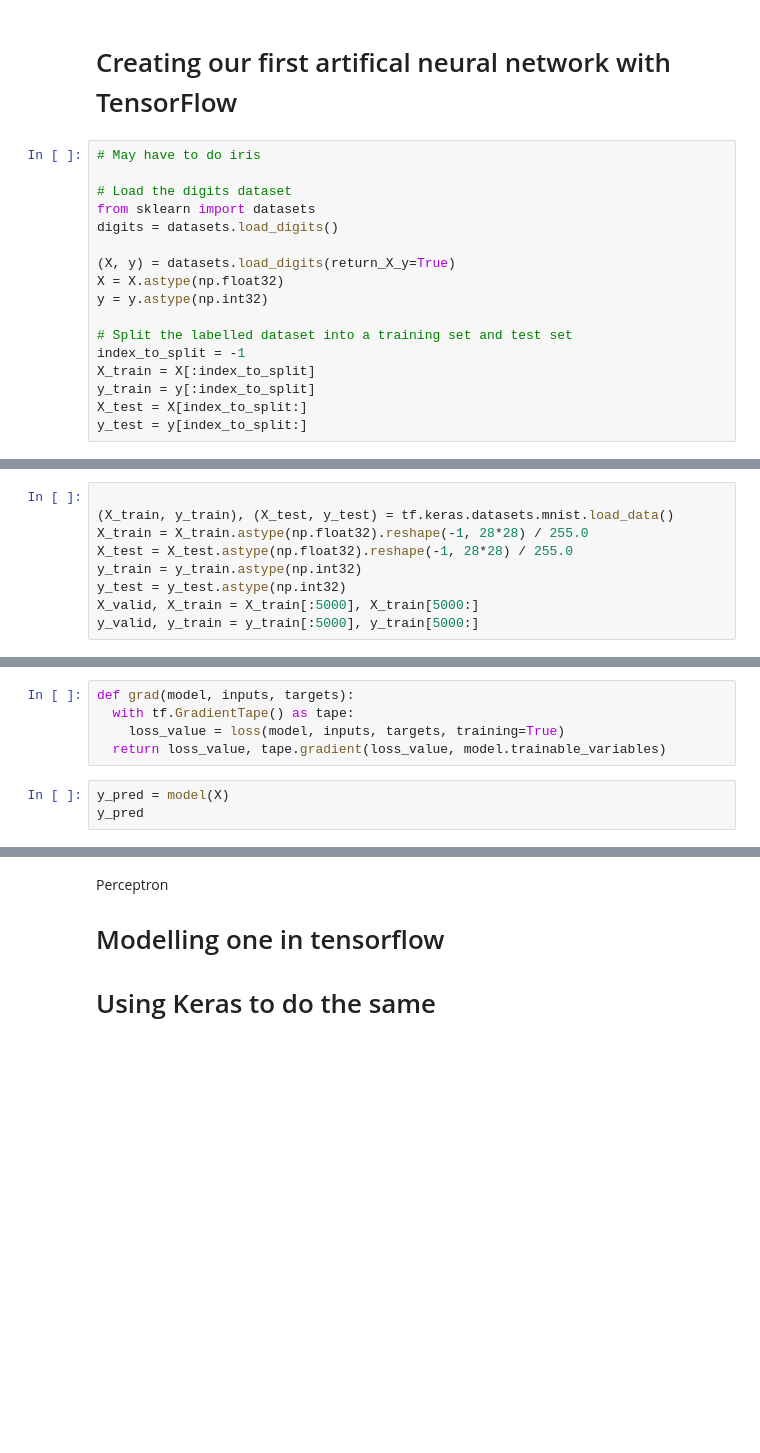
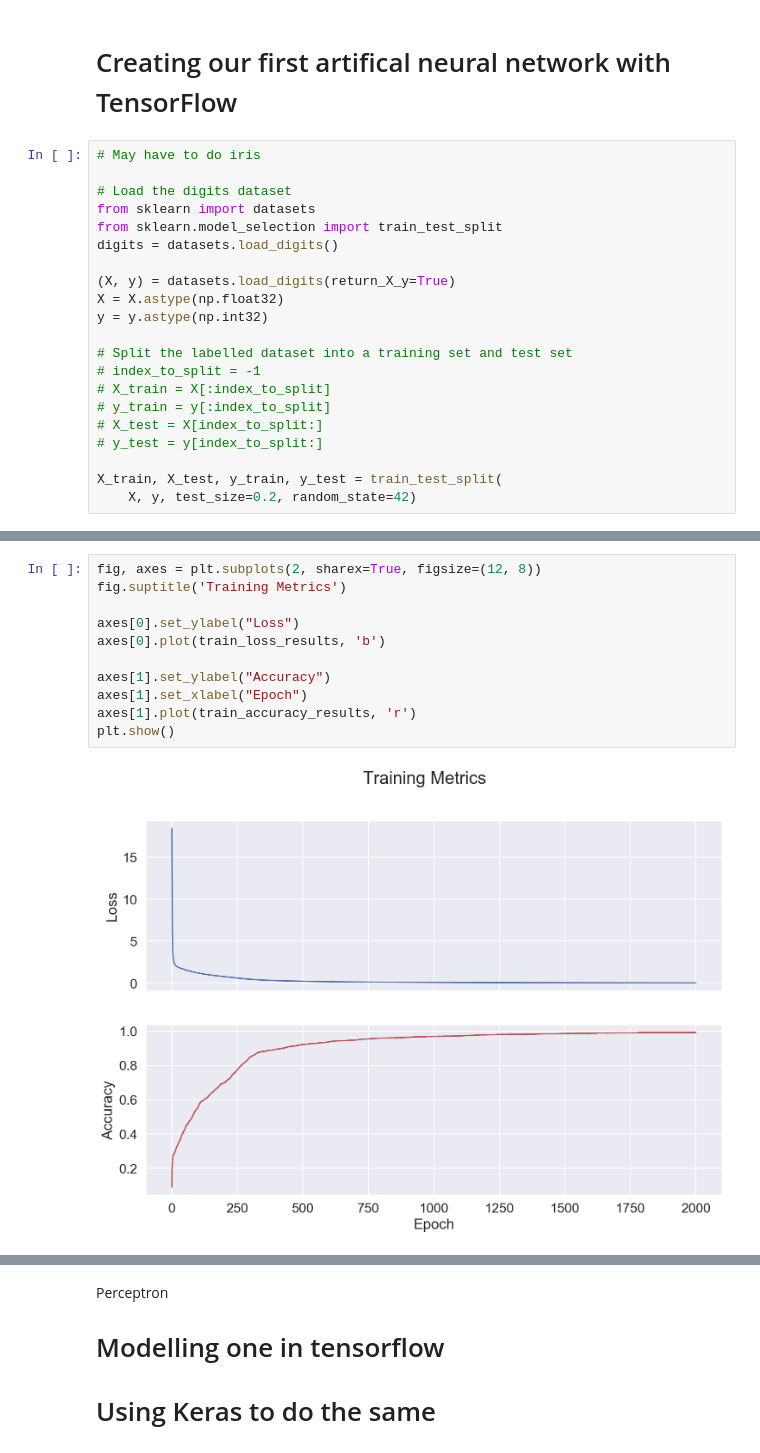
Before and after one commit to PacktPublishing/Practical-Machine-Learning-with-TensorFlow-2.0-and-Scikit-Learn, a Jupyter notebook: section_5/5-2.ipynb, the cells around one changed output, grey strips where cells are left out. Cells and saved outputs as stored; diff of their text form; blank space fills up the shorter version.

```diff
--- a/section_5/5-2.ipynb
+++ b/section_5/5-2.ipynb
@@ -104,6 +102,7 @@ Can see more activation functions [here](https://www.wikiwand.com/en/Activation_
 
 # Load the digits dataset
 from sklearn import datasets
+from sklearn.model_selection import train_test_split
 digits = datasets.load_digits()
 
 (X, y) = datasets.load_digits(return_X_y=True)
@@ -111,8 +110,11 @@ X = X.astype(np.float32)
 y = y.astype(np.int32)
 
 # Split the labelled dataset into a training set and test set
-index_to_split = -1
-X_train = X[:index_to_split]
-y_train = y[:index_to_split]
-X_test = X[index_to_split:]
-y_test = y[index_to_split:]
+# index_to_split = -1
+# X_train = X[:index_to_split]
+# y_train = y[:index_to_split]
+# X_test = X[index_to_split:]
+# y_test = y[index_to_split:]
+
+X_train, X_test, y_train, y_test = train_test_split(
+    X, y, test_size=0.2, random_state=42)
@@ -159,9 +120,0 @@ array([[0.],
-# %%
-
-(X_train, y_train), (X_test, y_test) = tf.keras.datasets.mnist.load_data()
-X_train = X_train.astype(np.float32).reshape(-1, 28*28) / 255.0
-X_test = X_test.astype(np.float32).reshape(-1, 28*28) / 255.0
-y_train = y_train.astype(np.int32)
-y_test = y_test.astype(np.int32)
-X_valid, X_train = X_train[:5000], X_train[5000:]
-y_valid, y_train = y_train[:5000], y_train[5000:]
@@ -336,8 +184,0 @@ All kernels registered for op InTopKV2 :
-# %%
-def grad(model, inputs, targets):
-  with tf.GradientTape() as tape:
-    loss_value = loss(model, inputs, targets, training=True)
-  return loss_value, tape.gradient(loss_value, model.trainable_variables)
-# %%
-y_pred = model(X)
-y_pred
@@ -472,0 +244,13 @@ ModuleNotFoundError: No module named 'tensorflow.examples.tutorials'
+# %%
+fig, axes = plt.subplots(2, sharex=True, figsize=(12, 8))
+fig.suptitle('Training Metrics')
+
+axes[0].set_ylabel("Loss")
+axes[0].plot(train_loss_results, 'b')
+
+axes[1].set_ylabel("Accuracy")
+axes[1].set_xlabel("Epoch")
+axes[1].plot(train_accuracy_results, 'r')
+plt.show()
+# %% [output]
+[figure, added]
```
Also changed, not shown: parts of 15 cells of this notebook.
